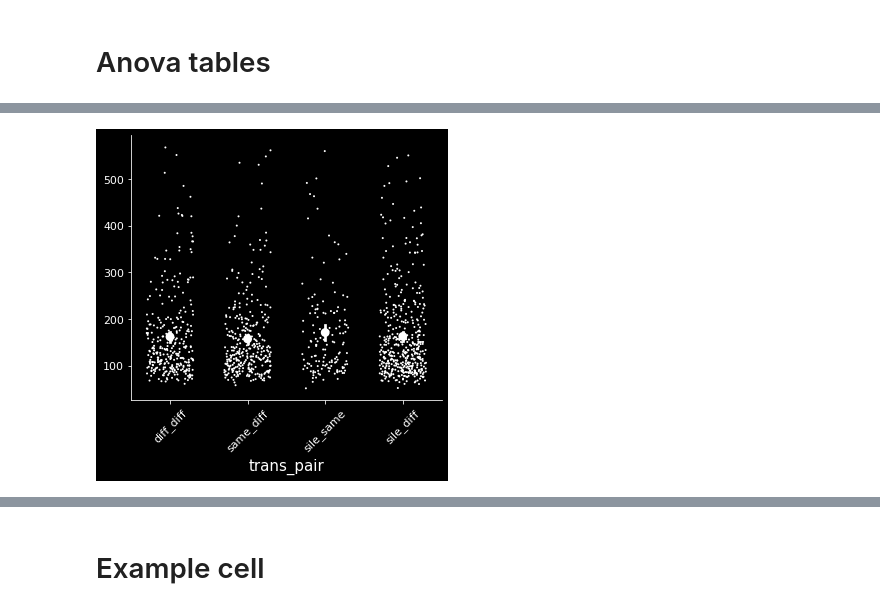
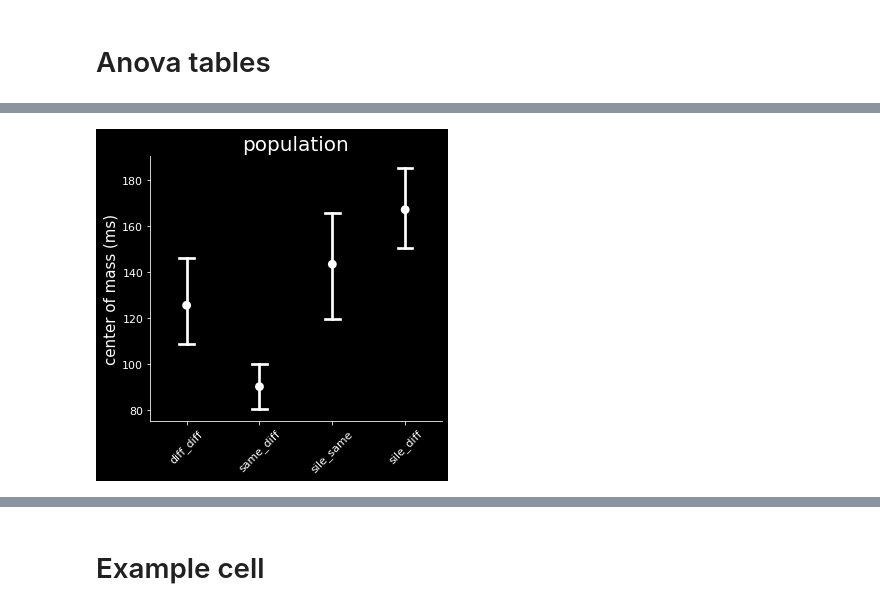
Before and after one commit to Mateo-Lopez-Espejo/context_probe_analysis, a Jupyter notebook: reports/210316_EARS_talk.ipynb, the cells around one changed output, grey strips where cells are left out. Saved outputs shown, nothing was run; the diff lists cells and outputs as text; code cells hidden in the pictures.

```diff
--- a/reports/210316_EARS_talk.ipynb
+++ b/reports/210316_EARS_talk.ipynb
@@ -465 +417,12 @@ title ='single_cell_post_hoc_interaction'
+# %%
+# metric = "integral (d'*ms)"
+metric = "center of mass (ms)"
+# analysis = "single cell"
+analysis = "population"
+scatter = False
+tocalc = filtered.loc[(filtered.metric == metric) &
+                      (filtered.analysis == analysis) &
+                      (filtered.value >0),:]
+
+toplot = tocalc.loc[(tocalc.value < 600), :]
 # %%
@@ -534,32 +447,19 @@ title ='single_cell_post_hoc_trans_pair'
 # %%
-
-tocalc = filtered.loc[(filtered.metric == "integral (d'*ms)") &
-                      (filtered.analysis == 'single cell') &
-                      (filtered.value >0),:]
-
-#decimate values and omits outliers
-toplot = tocalc.loc[(tocalc.value < 600), : ].pivo
-# display(toplot)
-
-# area_pairs = [((trans, 'A1'), (trans, 'PEG')) for trans in toplot.trans_pair.unique()]
-# trans_pairs = [((tp1, reg), (tp2, reg)) for (tp1, tp2), reg
-#             in itt.product(itt.combinations(toplot.trans_pair.unique(),2), toplot.region.unique())]
-# pairs = area_pairs + trans_pairs
-
 fig, ax = plt.subplots()
-ax = sns.stripplot(x='trans_pair', y='value', data=toplot, order=trans_ord, hue_order=reg_ord,
-                   s=2, jitter=0.3, dodge=True, palette=['white'])
-ax = sns.pointplot(x='trans_pair', y='value', data=toplot, order=trans_ord, hue_order=reg_ord,
-                   s=2, dodge=0.4, join=False, palette=['white'])
+if scatter:
+    ax = sns.stripplot(x='trans_pair', y='value', data=toplot, order=trans_ord, hue_order=reg_ord,
+                       s=2, jitter=0.3, dodge=True, palette=['white'], ax=ax)
+ax = sns.pointplot(x='trans_pair', y='value', data=tocalc, order=trans_ord, hue_order=reg_ord,
+                   s=2, dodge=0.4, join=False, palette=['white'], capsize=0.2, ci=68, ax=ax)
 ax.legend([],[], frameon=False)
 ax.set_xticklabels(trans_ord, rotation = 45)
 
-
-ax.set_ylabel(axes[0,0].get_title())
-ax.set_title("")
+ax.set_xlabel('')
+ax.set_ylabel(metric)
+ax.set_title(f"{analysis}")
 fig.tight_layout(rect=(0,0,1,1))
 fig.set_size_inches(5,5)
-title ='single_cell_post_hoc_interaction'
-# savefig(fig, "EARS_figures", title)
+title =f'{analysis}_{metric}_post_hoc_trans_pair_{scatter}'
+savefig(fig, "EARS_figures", title)
 # %% [output]
-[figure, old version]
+[figure, new version]
```
Also changed, not shown: parts of 20 cells of this notebook.
